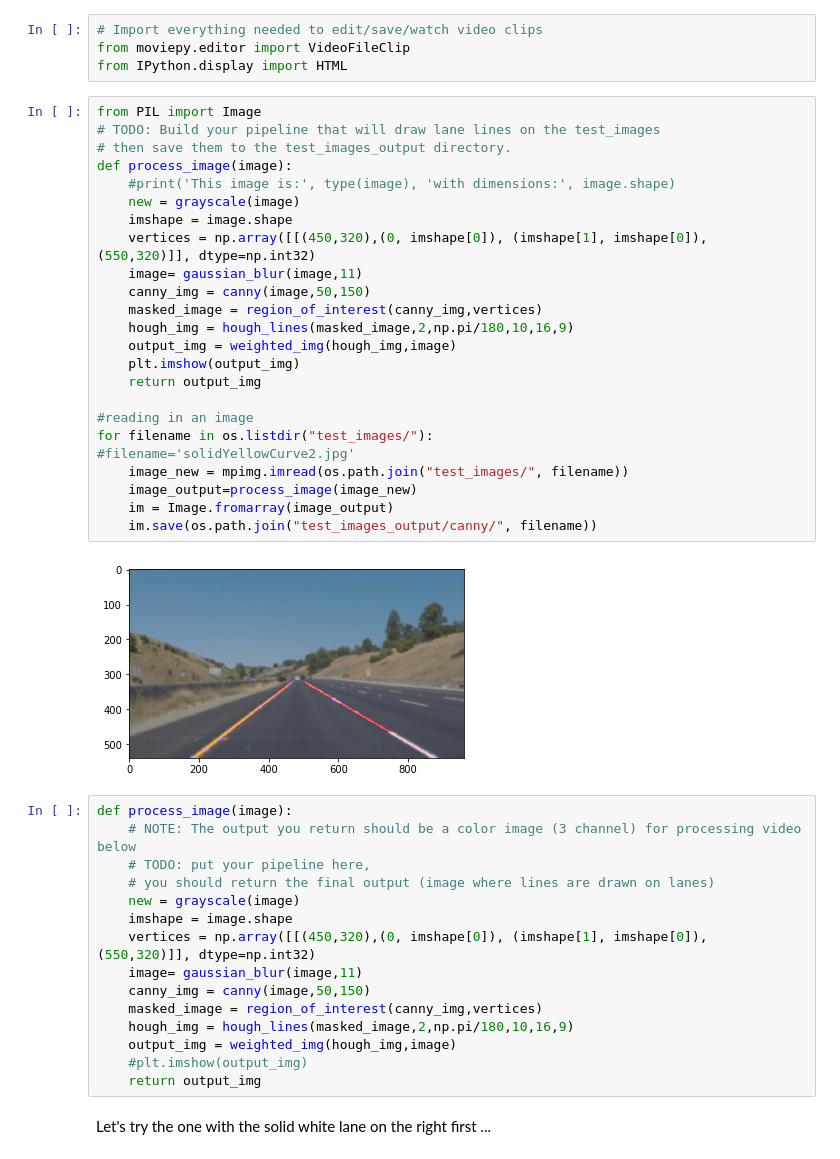
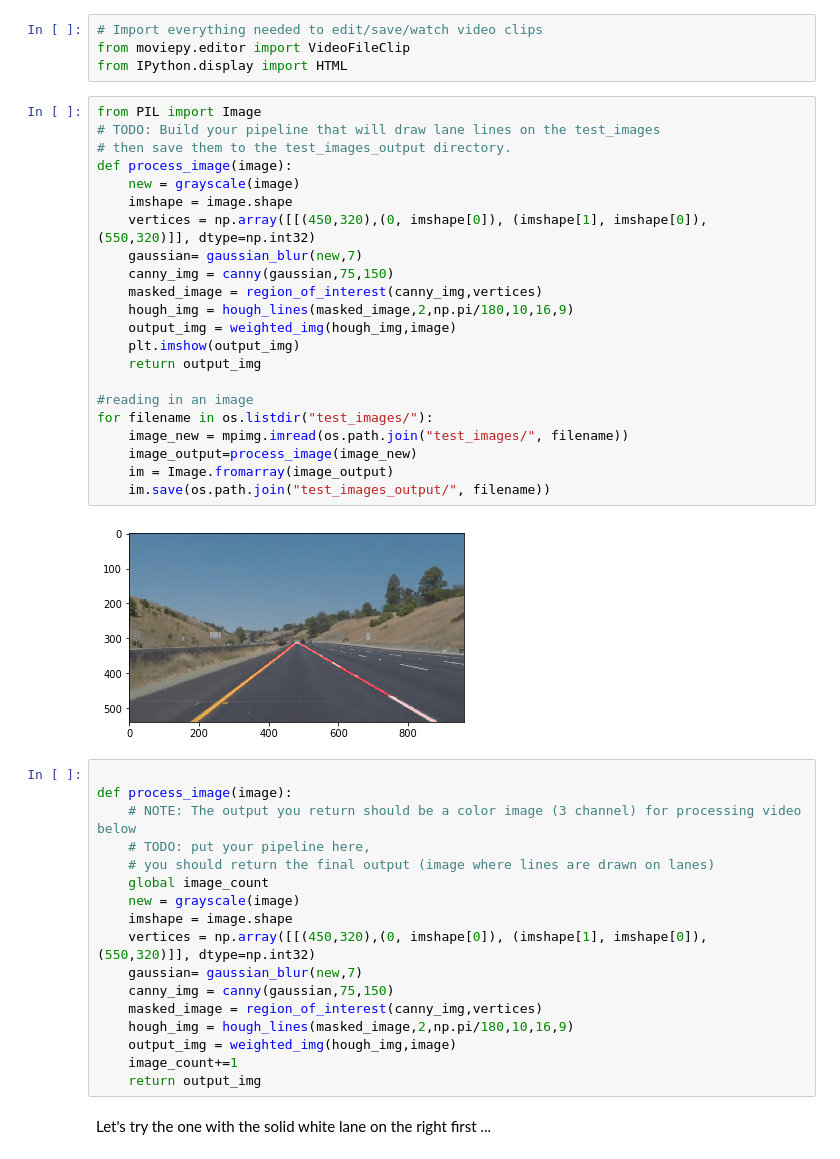
Before and after one commit to AndreasDer/carnd-p1, a Jupyter notebook: P1.ipynb, the cells around one changed output. Cells and saved outputs as stored; diff of their text form.

```diff
--- a/P1.ipynb
+++ b/P1.ipynb
@@ -253,43 +292,43 @@ from IPython.display import HTML
 # %%
 from PIL import Image
 # TODO: Build your pipeline that will draw lane lines on the test_images
 # then save them to the test_images_output directory.
 def process_image(image):
-    #print('This image is:', type(image), 'with dimensions:', image.shape)
     new = grayscale(image)
     imshape = image.shape
     vertices = np.array([[(450,320),(0, imshape[0]), (imshape[1], imshape[0]), (550,320)]], dtype=np.int32)
-    image= gaussian_blur(image,11)
-    canny_img = canny(image,50,150)
+    gaussian= gaussian_blur(new,7)
+    canny_img = canny(gaussian,75,150)
     masked_image = region_of_interest(canny_img,vertices)
     hough_img = hough_lines(masked_image,2,np.pi/180,10,16,9)
     output_img = weighted_img(hough_img,image)
     plt.imshow(output_img)
     return output_img
 
 #reading in an image
 for filename in os.listdir("test_images/"):
-#filename='solidYellowCurve2.jpg'
     image_new = mpimg.imread(os.path.join("test_images/", filename))
     image_output=process_image(image_new)
     im = Image.fromarray(image_output)
-    im.save(os.path.join("test_images_output/canny/", filename))
+    im.save(os.path.join("test_images_output/", filename))
 # %% [output]
-[figure, old version]
+[figure, new version]
 # %%
+
 def process_image(image):
     # NOTE: The output you return should be a color image (3 channel) for processing video below
     # TODO: put your pipeline here,
     # you should return the final output (image where lines are drawn on lanes)
+    global image_count
     new = grayscale(image)
     imshape = image.shape
     vertices = np.array([[(450,320),(0, imshape[0]), (imshape[1], imshape[0]), (550,320)]], dtype=np.int32)
-    image= gaussian_blur(image,11)
-    canny_img = canny(image,50,150)
+    gaussian= gaussian_blur(new,7)
+    canny_img = canny(gaussian,75,150)
     masked_image = region_of_interest(canny_img,vertices)
     hough_img = hough_lines(masked_image,2,np.pi/180,10,16,9)
     output_img = weighted_img(hough_img,image)
-    #plt.imshow(output_img)
+    image_count+=1
     return output_img
 # %% [markdown]
 Let's try the one with the solid white lane on the right first ...
```
Also changed, not shown: parts of 4 cells of this notebook, 4 other files.
